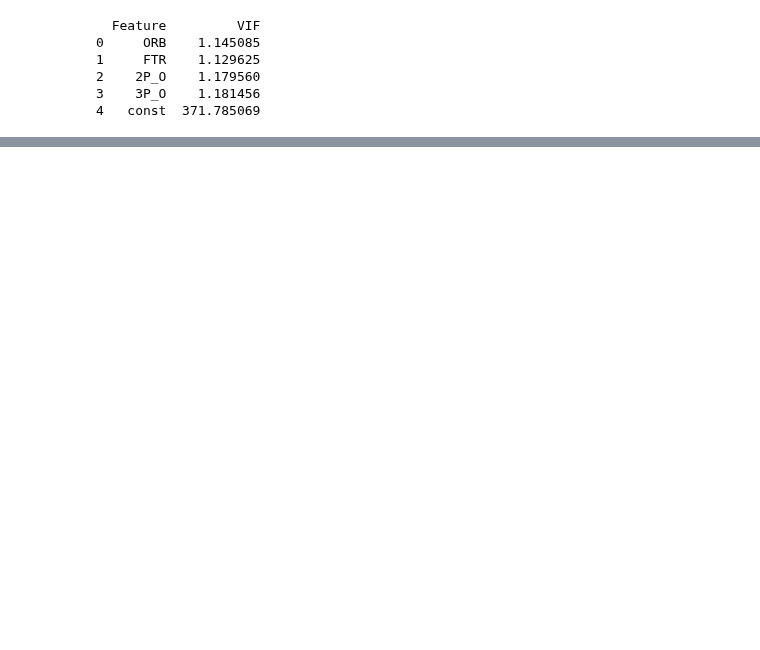
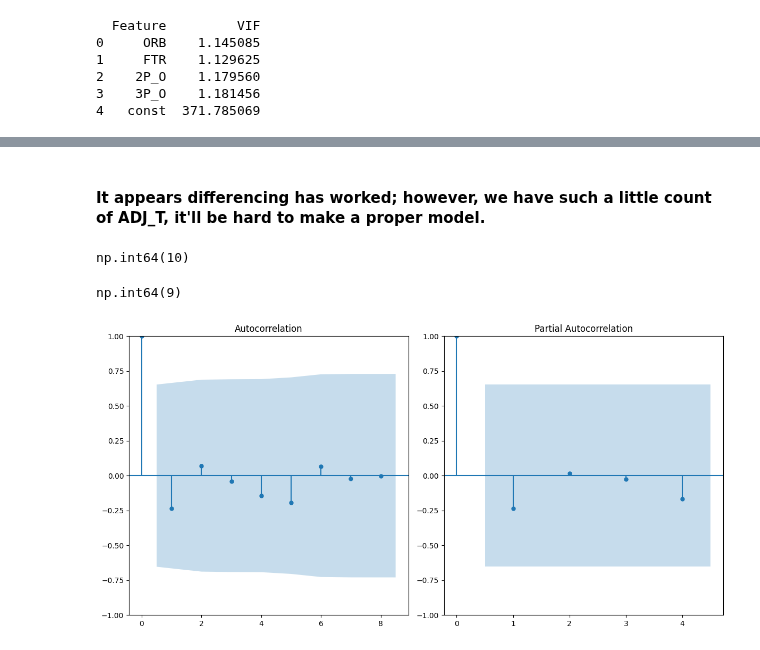
Before and after one commit to DanLightner/BUSA321, a Jupyter notebook: BUSA321/College_Basketball_EDA.ipynb, the cells around one changed output, grey strips where cells are left out. Saved outputs shown, nothing was run; the diff lists cells and outputs as text; code cells hidden in the pictures; blank space fills up the shorter version.

```diff
--- a/BUSA321/College_Basketball_EDA.ipynb
+++ b/BUSA321/College_Basketball_EDA.ipynb
@@ -267,27 +491,0 @@ Name: YEAR, Length: 3523, dtype: int64
-# %%
-# Set 'YEAR' as the index without renaming it
-df.index = pd.to_datetime(df['YEAR'], format='%Y')
-
-# Now perform the grouping and aggregation
-df_year = df.groupby(df['YEAR']).agg({
-    'G': 'sum',             # Total games played per year
-    'W': 'sum',             # Total wins per year
-    'ADJOE': 'mean',        # Avg. offensive efficiency
-    'ADJDE': 'mean',        # Avg. defensive efficiency
-    'BARTHAG': 'mean',      # Avg. power rating
-    'EFG_O': 'mean',        # Avg. effective FG%
-    'EFG_D': 'mean',        # Avg. opponent EFG%
-    'TOR': 'mean',          # Avg. turnover rate
-    'TORD': 'mean',         # Avg. opponent turnover rate
-    'FTR': 'mean',          # Avg. free throw rate
-    'FTRD': 'mean',         # Avg. opponent FTR
-    '2P_O': 'mean',         # Avg. 2P%
-    '2P_D': 'mean',         # Avg. opponent 2P%
-    '3P_O': 'mean',         # Avg. 3P%
-    '3P_D': 'mean',         # Avg. opponent 3P%
-    'ADJ_T': 'mean',        # Avg. tempo
-    'WAB': 'sum',           # Total Wins Above Bubble
-    'SEED': 'mean'          # Avg. NCAA seed (only for tournament teams)
-})
-
-df_year
@@ -307,6 +494,5 @@ df_year
 # %%
-from statsmodels.tsa.stattools import adfuller
-stationarity = adfuller(df_year['3P_O'], autolag='AIC')
+df['ADJ_T_diff'] = df['ADJ_T'].diff()
+stationarity = adfuller(df['ADJ_T_diff'].dropna(), autolag='AIC')
 print("P-value: ", stationarity[1])
-#monthly stationarity test
 # %% [output]
@@ -358,0 +500,24 @@ strong multicollinearity or other numerical problems.
+# %% [markdown]
+#### It appears differencing has worked; however, we have such a little count of ADJ_T, it'll be hard to make a proper model.
+# %%
+df['ADJ_T'].count()
+# %% [output]
+np.int64(10)
+# %%
+df['ADJ_T_diff'].count()
+# %% [output]
+np.int64(9)
+# %%
+import matplotlib.pyplot as plt
+from statsmodels.graphics.tsaplots import plot_acf, plot_pacf
+# Create subplots for ACF and PACF
+fig, (ax1, ax2) = plt.subplots(1, 2, figsize=(12, 6))
+# Plot ACF on the first subplot
+plot_acf(df['ADJ_T_diff'].dropna(), lags=8, ax=ax1)
+# Plot PACF on the second subplot
+plot_pacf(df['ADJ_T_diff'].dropna(), lags=4, ax=ax2)
+# Show the plots
+plt.tight_layout()
+plt.show()
+# %% [output]
+[figure, added]
```
Also changed, not shown: parts of 38 cells of this notebook.
